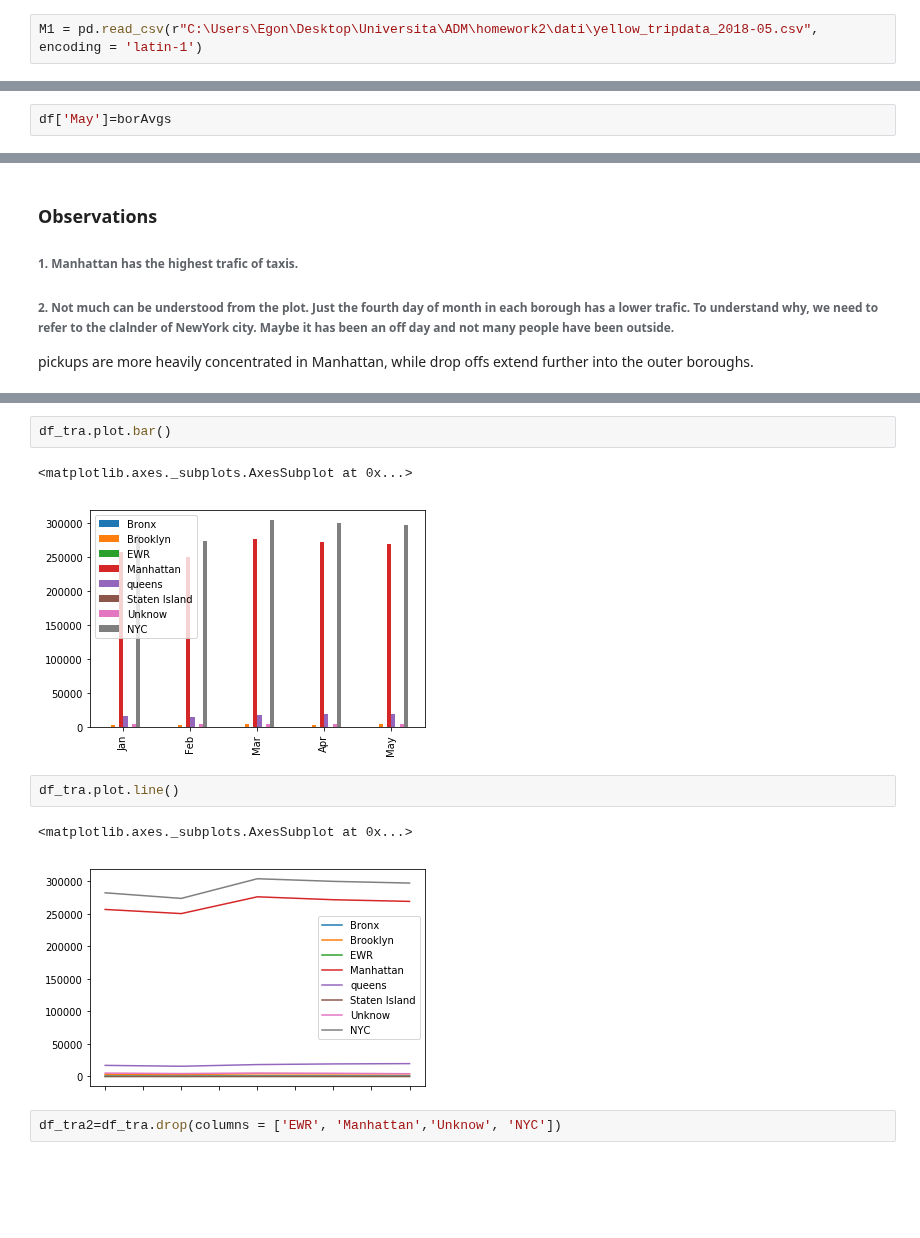
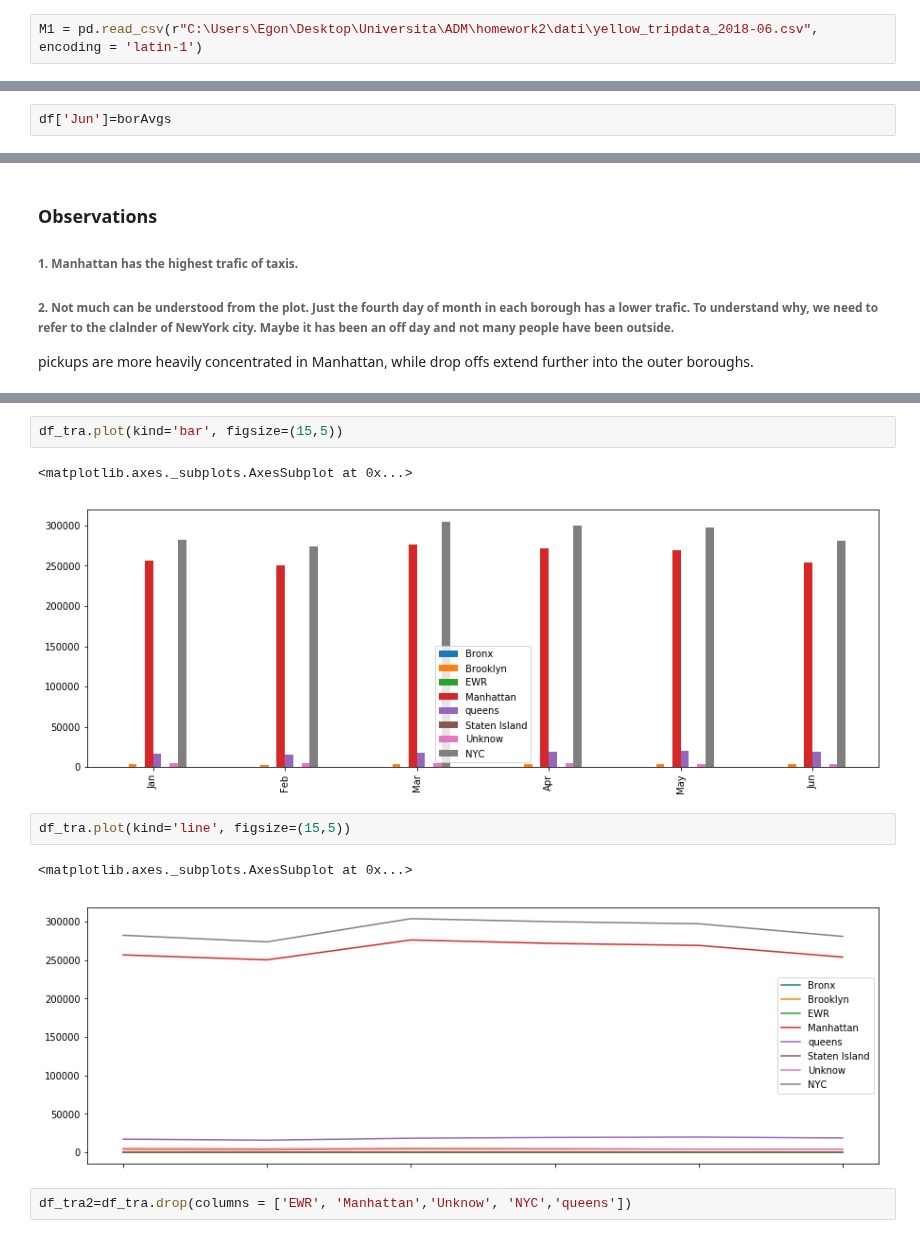
Before and after one commit to EgonFerri/ADM-HM2, a Jupyter notebook: HMW2 (RQ1-First draft).ipynb, the cells around one changed output, grey strips where cells are left out. Cells and saved outputs as stored; diff of their text form; blank space fills up the shorter version.

```diff
--- a/HMW2 (RQ1-First draft).ipynb
+++ b/HMW2 (RQ1-First draft).ipynb
@@ -10,7 +10,7 @@ from sys import getsizeof as get
 # %%
 #pd.show_versions()
 # %%
-M1 = pd.read_csv(r"C:\Users\Egon\Desktop\Universita\ADM\homework2\dati\yellow_tripdata_2018-05.csv", encoding = 'latin-1')
+M1 = pd.read_csv(r"C:\Users\Egon\Desktop\Universita\ADM\homework2\dati\yellow_tripdata_2018-06.csv", encoding = 'latin-1')
 # %%
 #size of our data frame
 get(M1)
@@ -301,5 +301,5 @@ df
 # %%
-df['May']=borAvgs
+df['Jun']=borAvgs
 # %%
 df
 # %% [output]
@@ -330,13 +336,13 @@ df_tra
 # %%
-df_tra.plot.bar()
+df_tra.plot(kind='bar', figsize=(15,5))
 # %% [output]
 <matplotlib.axes._subplots.AxesSubplot at 0x...>
-[figure, old version]
+[figure, new version]
 # %%
-df_tra.plot.line()
+df_tra.plot(kind='line', figsize=(15,5))
 # %% [output]
 <matplotlib.axes._subplots.AxesSubplot at 0x...>
-[figure, old version]
+[figure, new version]
 # %%
-df_tra2=df_tra.drop(columns = ['EWR', 'Manhattan','Unknow', 'NYC'])
+df_tra2=df_tra.drop(columns = ['EWR', 'Manhattan','Unknow', 'NYC','queens'])
 # %%
```
Also changed, not shown: parts of 26 cells of this notebook.
